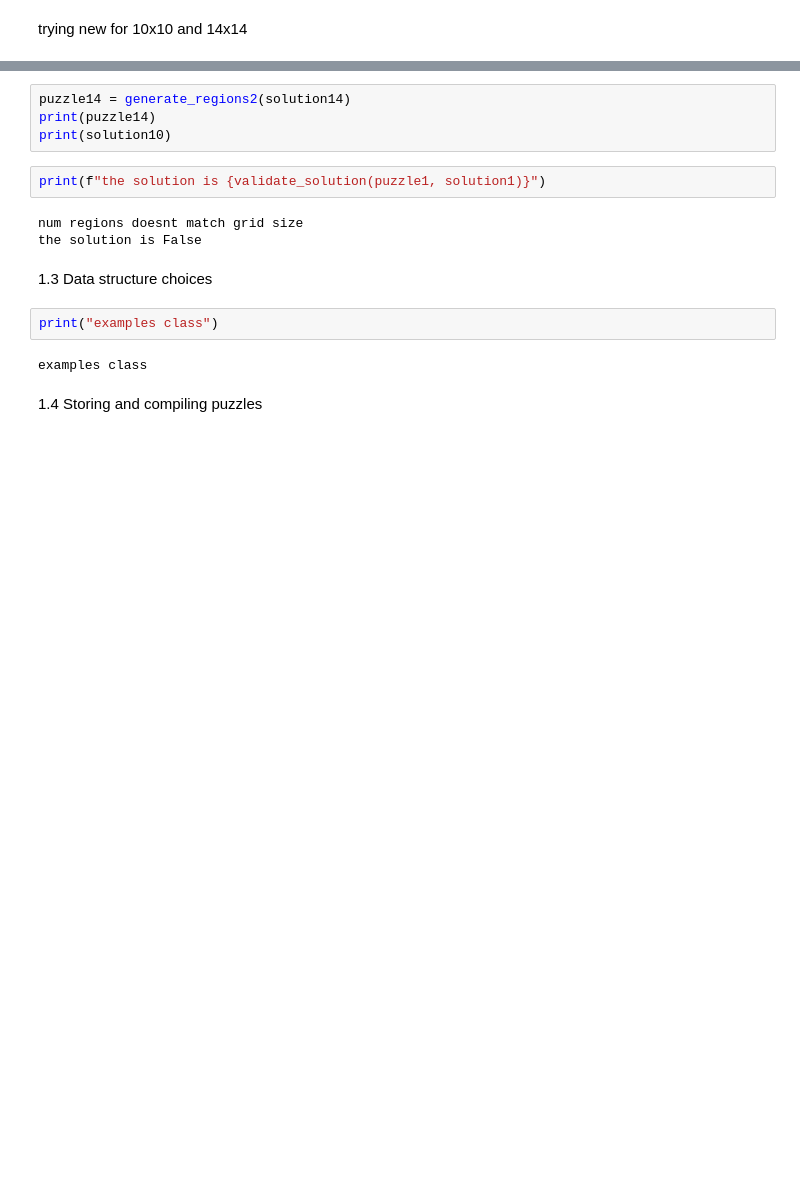
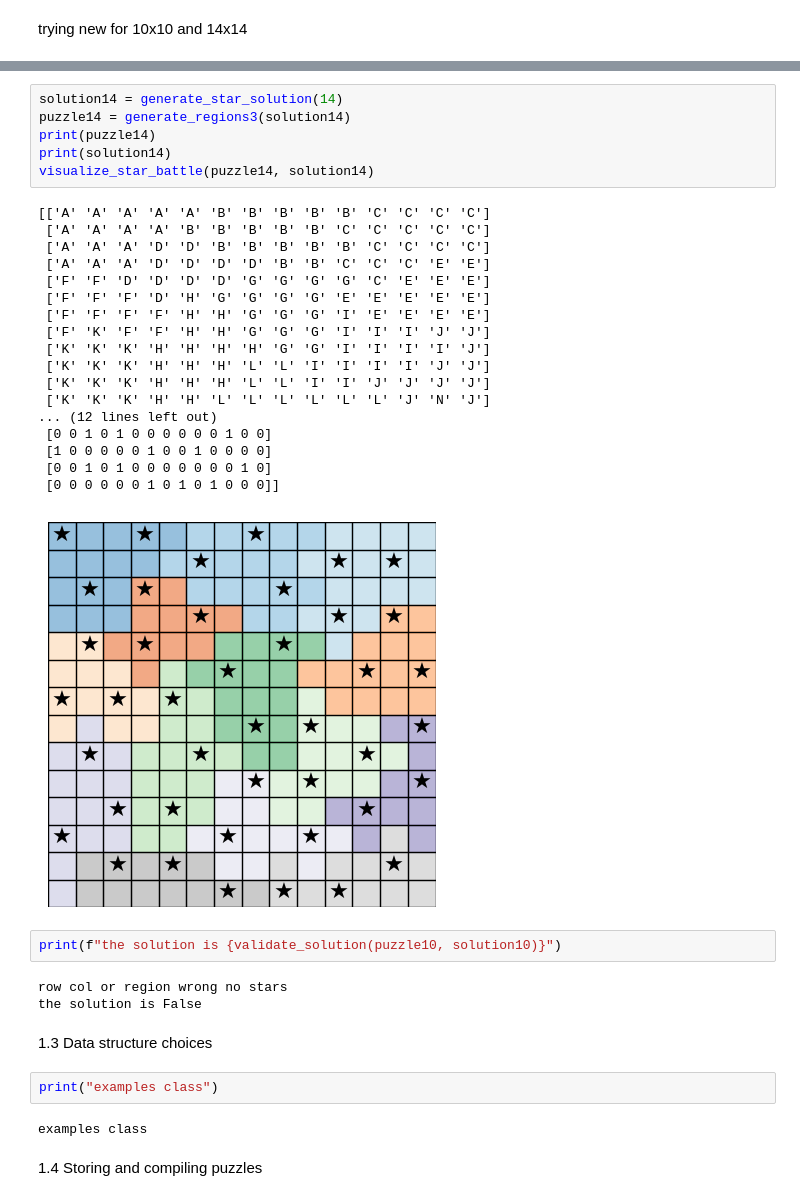
Before and after one commit to smjw/StarBattle, a Jupyter notebook: notebook.ipynb, the cells around one changed output, grey strips where cells are left out. Saved outputs shown, nothing was run; the diff lists cells and outputs as text; blank space fills up the shorter version.

```diff
--- a/notebook.ipynb
+++ b/notebook.ipynb
@@ -565,11 +689,32 @@ print(solution10)
-# %%
-puzzle14 = generate_regions2(solution14)
-print(puzzle14)
-print(solution10)
+# %%
+solution14 = generate_star_solution(14)
+puzzle14 = generate_regions3(solution14)
+print(puzzle14)
+print(solution14)
+visualize_star_battle(puzzle14, solution14)
+# %% [output]
+[['A' 'A' 'A' 'A' 'A' 'B' 'B' 'B' 'B' 'B' 'C' 'C' 'C' 'C']
+ ['A' 'A' 'A' 'A' 'B' 'B' 'B' 'B' 'B' 'C' 'C' 'C' 'C' 'C']
+ ['A' 'A' 'A' 'D' 'D' 'B' 'B' 'B' 'B' 'B' 'C' 'C' 'C' 'C']
+ ['A' 'A' 'A' 'D' 'D' 'D' 'D' 'B' 'B' 'C' 'C' 'C' 'E' 'E']
+ ['F' 'F' 'D' 'D' 'D' 'D' 'G' 'G' 'G' 'G' 'C' 'E' 'E' 'E']
+ ['F' 'F' 'F' 'D' 'H' 'G' 'G' 'G' 'G' 'E' 'E' 'E' 'E' 'E']
+ ['F' 'F' 'F' 'F' 'H' 'H' 'G' 'G' 'G' 'I' 'E' 'E' 'E' 'E']
+ ['F' 'K' 'F' 'F' 'H' 'H' 'G' 'G' 'G' 'I' 'I' 'I' 'J' 'J']
+ ['K' 'K' 'K' 'H' 'H' 'H' 'H' 'G' 'G' 'I' 'I' 'I' 'I' 'J']
+ ['K' 'K' 'K' 'H' 'H' 'H' 'L' 'L' 'I' 'I' 'I' 'I' 'J' 'J']
+ ['K' 'K' 'K' 'H' 'H' 'H' 'L' 'L' 'I' 'I' 'J' 'J' 'J' 'J']
+ ['K' 'K' 'K' 'H' 'H' 'L' 'L' 'L' 'L' 'L' 'L' 'J' 'N' 'J']
+... (12 lines left out)
+ [0 0 1 0 1 0 0 0 0 0 0 1 0 0]
+ [1 0 0 0 0 0 1 0 0 1 0 0 0 0]
+ [0 0 1 0 1 0 0 0 0 0 0 0 1 0]
+ [0 0 0 0 0 0 1 0 1 0 1 0 0 0]]
+[figure, added]
 # %%
-print(f"the solution is {validate_solution(puzzle1, solution1)}")
+print(f"the solution is {validate_solution(puzzle10, solution10)}")
 # %% [output]
-num regions doesnt match grid size
+row col or region wrong no stars
 the solution is False
 # %% [markdown]
 1.3 Data structure choices
```
Also changed, not shown: parts of 11 cells of this notebook.
